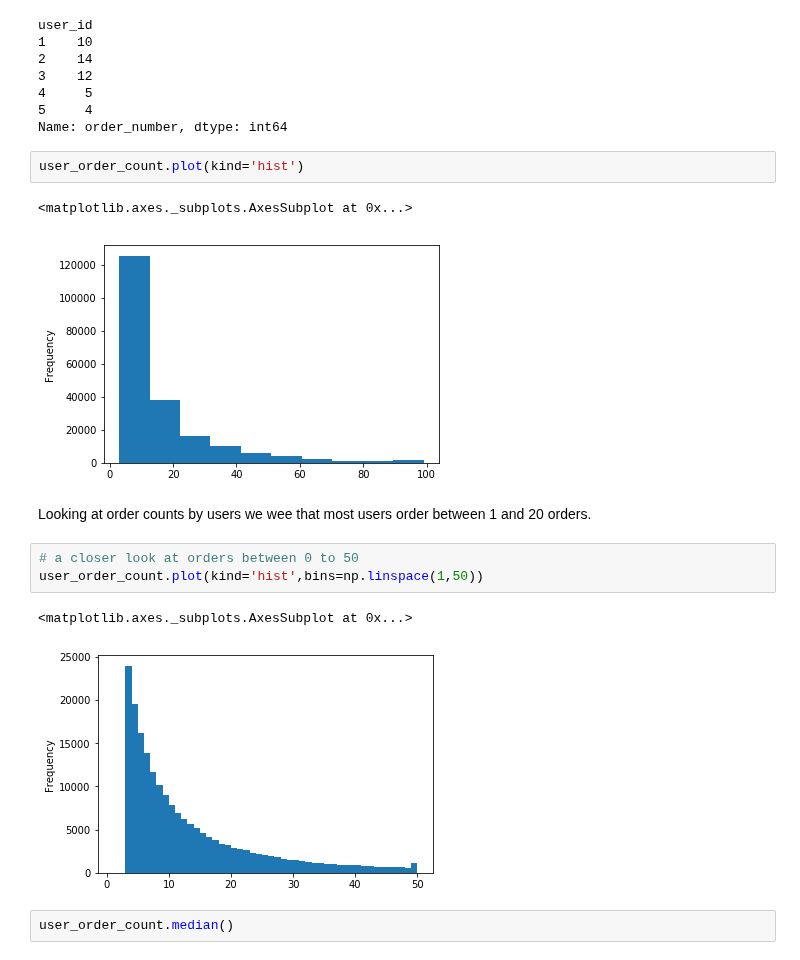
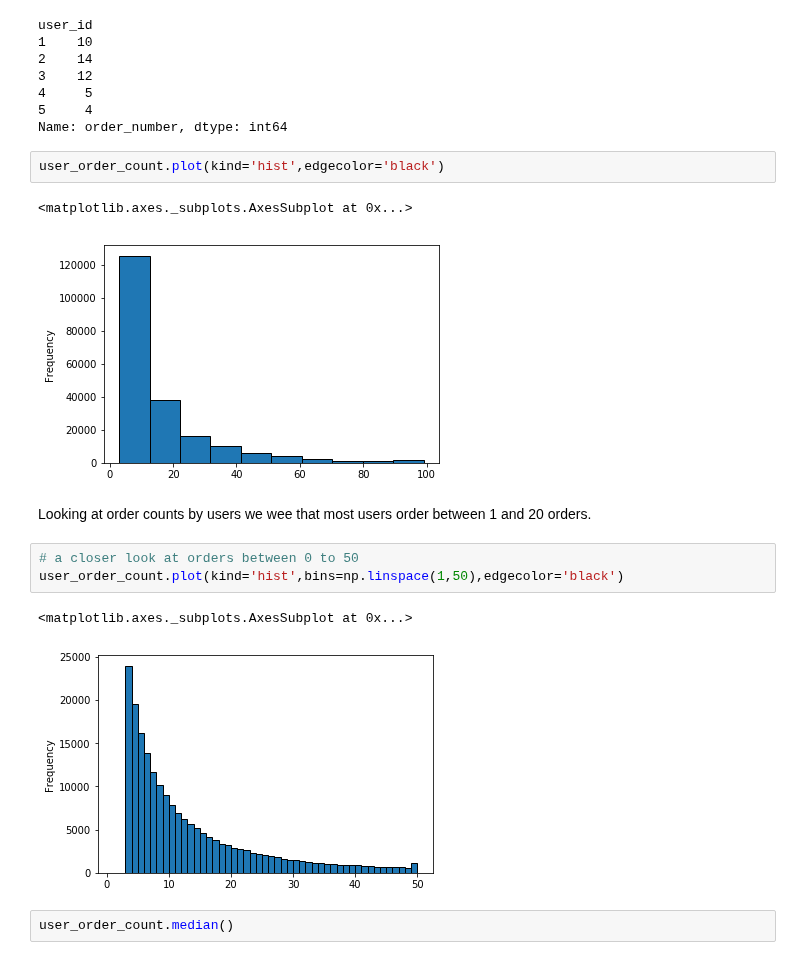
Before and after one commit to lbjennings/Springboard, a Jupyter notebook: Springboard/Capstone Project 1/Capstone_EDA.ipynb, the cells around one changed output. Cells and saved outputs as stored; diff of their text form.

```diff
--- a/Springboard/Capstone Project 1/Capstone_EDA.ipynb
+++ b/Springboard/Capstone Project 1/Capstone_EDA.ipynb
@@ -149,18 +174,18 @@ user_id
 5     4
 Name: order_number, dtype: int64
 # %%
-user_order_count.plot(kind='hist')
+user_order_count.plot(kind='hist',edgecolor='black')
 # %% [output]
 <matplotlib.axes._subplots.AxesSubplot at 0x...>
-[figure, old version]
+[figure, new version]
 # %% [markdown]
 Looking at order counts by users we wee that most users order between 1 and 20 orders.
 # %%
 # a closer look at orders between 0 to 50
-user_order_count.plot(kind='hist',bins=np.linspace(1,50))
+user_order_count.plot(kind='hist',bins=np.linspace(1,50),edgecolor='black')
 # %% [output]
 <matplotlib.axes._subplots.AxesSubplot at 0x...>
-[figure, old version]
+[figure, new version]
 # %%
 user_order_count.median()
 # %% [output]
```
Also changed, not shown: parts of 62 cells of this notebook.
